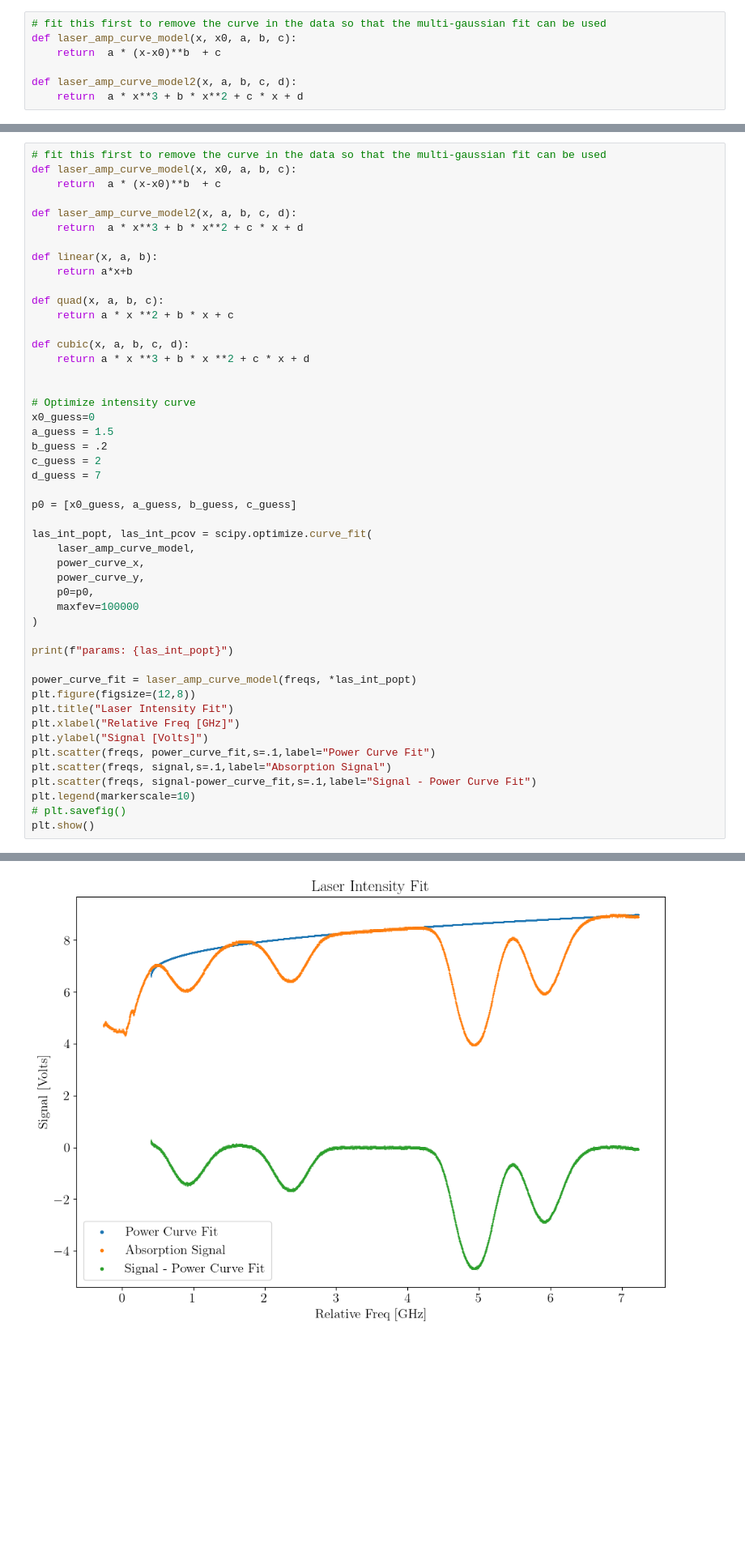
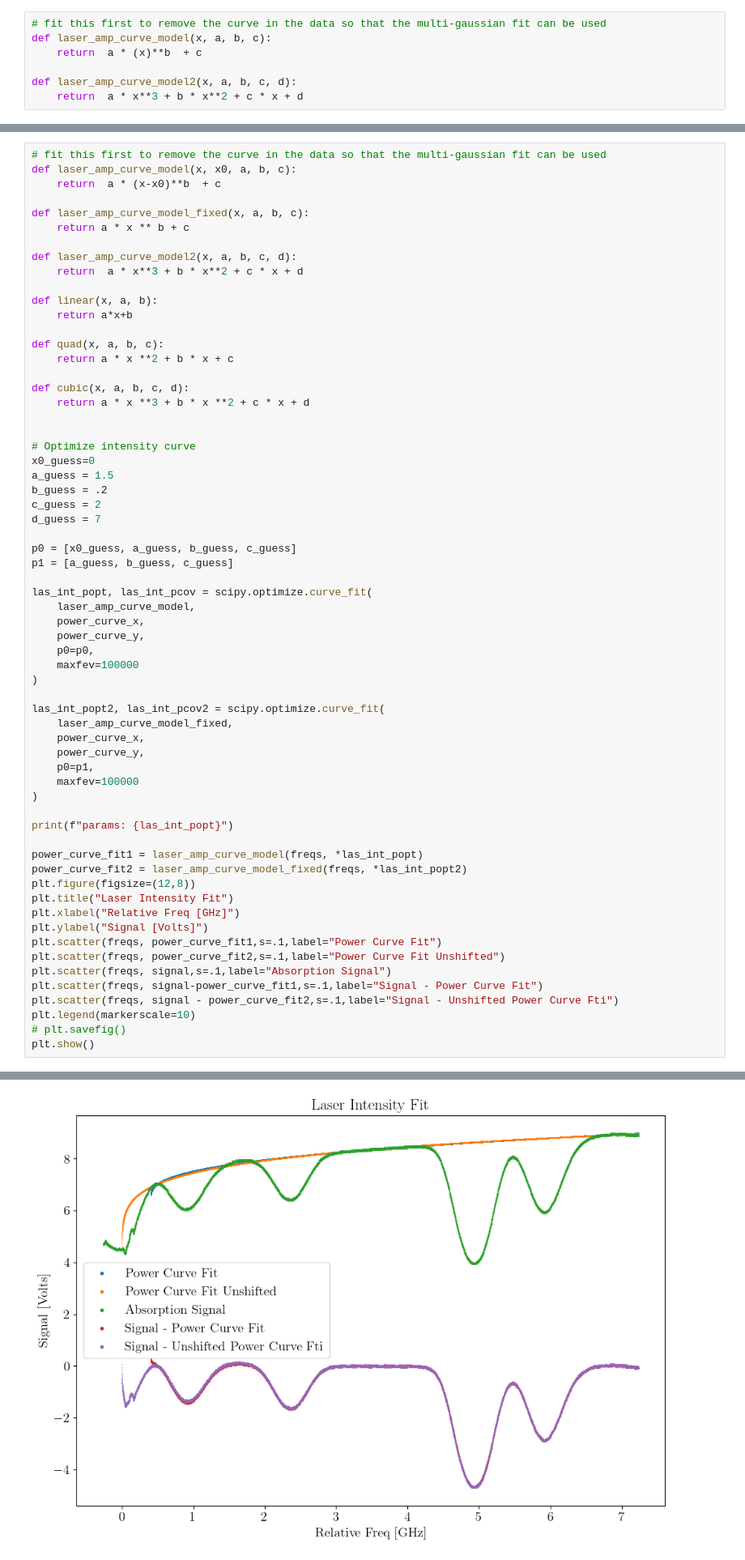
Before and after one commit to andres-luengo/alden-andres-max-most-dangerous-4450-trio, a Jupyter notebook: rb-spectroscopy/doppler_broadening.ipynb, the cells around one changed output, grey strips where cells are left out. Shown at 81% size. Cells and saved outputs as stored; diff of their text form; blank space fills up the shorter version.

Commit message:
muti fits for power curve

```diff
--- a/rb-spectroscopy/doppler_broadening.ipynb
+++ b/rb-spectroscopy/doppler_broadening.ipynb
@@ -182,8 +182,8 @@ plt.show()
 # plt.show()
 # %%
 # fit this first to remove the curve in the data so that the multi-gaussian fit can be used
-def laser_amp_curve_model(x, x0, a, b, c):
-    return  a * (x-x0)**b  + c
+def laser_amp_curve_model(x, a, b, c):
+    return  a * (x)**b  + c
 
 def laser_amp_curve_model2(x, a, b, c, d):
     return  a * x**3 + b * x**2 + c * x + d
@@ -227,6 +227,9 @@ plt.show()
 # fit this first to remove the curve in the data so that the multi-gaussian fit can be used
 def laser_amp_curve_model(x, x0, a, b, c):
     return  a * (x-x0)**b  + c
+
+def laser_amp_curve_model_fixed(x, a, b, c):
+    return a * x ** b + c
 
 def laser_amp_curve_model2(x, a, b, c, d):
     return  a * x**3 + b * x**2 + c * x + d
@@ -243,37 +246,49 @@ def cubic(x, a, b, c, d):
 
 # Optimize intensity curve
 x0_guess=0
 a_guess = 1.5
 b_guess = .2
 c_guess = 2
 d_guess = 7
 
 p0 = [x0_guess, a_guess, b_guess, c_guess]
+p1 = [a_guess, b_guess, c_guess]
 
 las_int_popt, las_int_pcov = scipy.optimize.curve_fit(
     laser_amp_curve_model,
     power_curve_x,
     power_curve_y,
     p0=p0,
     maxfev=100000
 )
 
+las_int_popt2, las_int_pcov2 = scipy.optimize.curve_fit(
+    laser_amp_curve_model_fixed,
+    power_curve_x,
+    power_curve_y,
+    p0=p1,
+    maxfev=100000
+)
+
 print(f"params: {las_int_popt}")
 
-power_curve_fit = laser_amp_curve_model(freqs, *las_int_popt)
+power_curve_fit1 = laser_amp_curve_model(freqs, *las_int_popt)
+power_curve_fit2 = laser_amp_curve_model_fixed(freqs, *las_int_popt2)
 plt.figure(figsize=(12,8))
 plt.title("Laser Intensity Fit")
 plt.xlabel("Relative Freq [GHz]")
 plt.ylabel("Signal [Volts]")
-plt.scatter(freqs, power_curve_fit,s=.1,label="Power Curve Fit")
+plt.scatter(freqs, power_curve_fit1,s=.1,label="Power Curve Fit")
+plt.scatter(freqs, power_curve_fit2,s=.1,label="Power Curve Fit Unshifted")
 plt.scatter(freqs, signal,s=.1,label="Absorption Signal")
-plt.scatter(freqs, signal-power_curve_fit,s=.1,label="Signal - Power Curve Fit")
+plt.scatter(freqs, signal-power_curve_fit1,s=.1,label="Signal - Power Curve Fit")
+plt.scatter(freqs, signal - power_curve_fit2,s=.1,label="Signal - Unshifted Power Curve Fti")
 plt.legend(markerscale=10)
 # plt.savefig()
 plt.show()
 # %% [output]
 params: [0.40652098 1.22612551 0.36558902 6.50920397]
-[figure, old version]
+[figure, new version]
 # %%
 # For each dip, try to fit it with a gaussian of the form
 def gauss_linear(x, x0, a, b):
```
Also changed, not shown: parts of 4 cells of this notebook.
